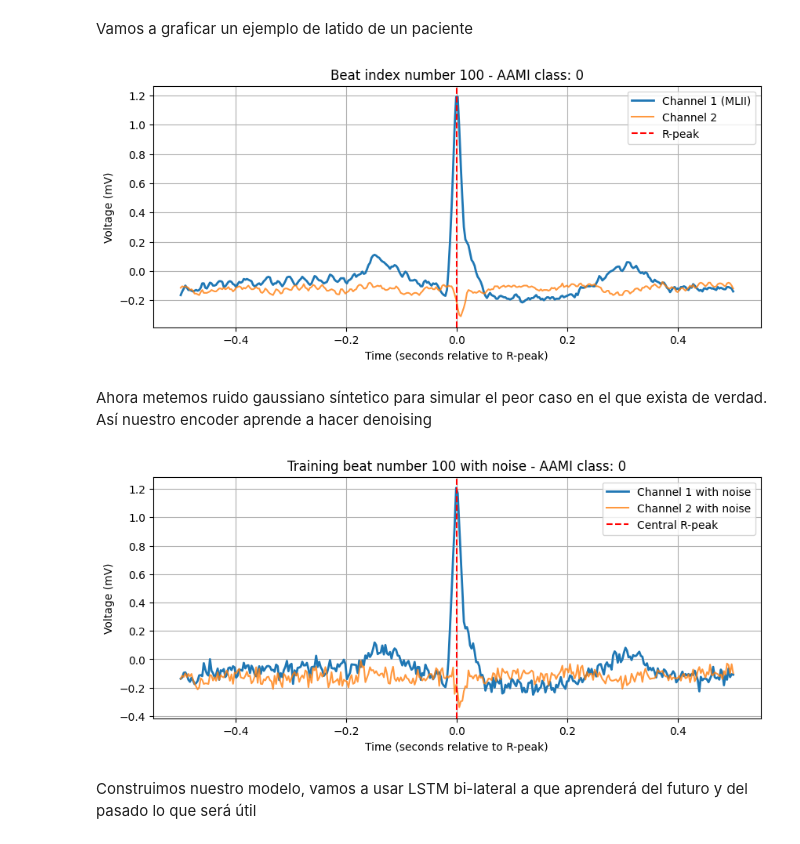
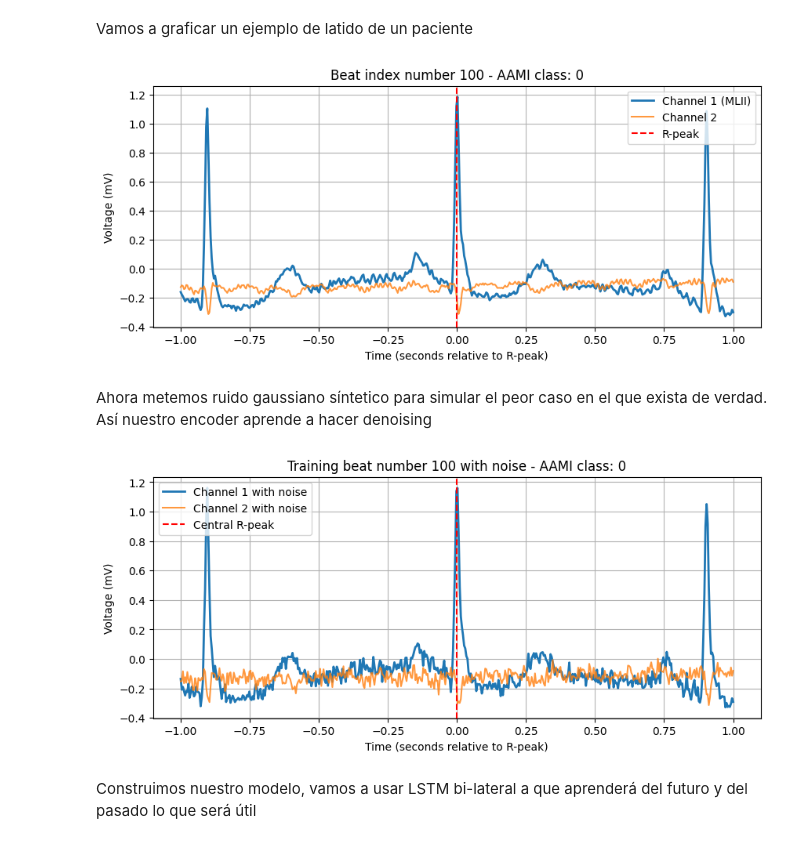
Before and after one commit to israelsegado/ecg-lstm-pipeline, a Jupyter notebook: notebooks/auto_encoder_final.ipynb, the cells around one changed output. Drawn from its saved outputs; the diff is of its cells as text; code cells hidden in the pictures.

```diff
--- a/notebooks/auto_encoder_final.ipynb
+++ b/notebooks/auto_encoder_final.ipynb
@@ -8,23 +29,25 @@ Vamos a graficar un ejemplo de latido de un paciente
 # %%
 beat_index = 100
 beats_extraction = X_train[beat_index]
 beats_label = y_train[beat_index]
 
-time = np.linspace(-0.5, 0.5, 360)
+muestras = beats_extraction.shape[0]
+
+time = np.linspace(-1.0, 1.0, muestras)
 
 plt.figure(figsize=(10, 4))
 plt.plot(time, beats_extraction[:, 0], label='Channel 1 (MLII)', color='#1f77b4', linewidth=2)
 plt.plot(time, beats_extraction[:, 1], label='Channel 2', color='#ff7f0e', alpha=0.8)
 plt.axvline(x=0, color='red', linestyle='--', label='R-peak')
 
 plt.title(f'Beat index number {beat_index} - AAMI class: {beats_label}')
 plt.xlabel('Time (seconds relative to R-peak)')
 plt.ylabel('Voltage (mV)')
 plt.legend()
 plt.grid(True)
 plt.show()
 # %% [output]
-[figure, old version]
+[figure, new version]
 # %% [markdown]
 Ahora metemos ruido gaussiano síntetico para simular el peor caso en el que exista de verdad. Así nuestro encoder aprende a hacer denoising
 # %%
@@ -44,7 +67,7 @@ plt.legend()
 plt.grid(True)
 plt.show()
 # %% [output]
-[figure, old version]
+[figure, new version]
 # %% [markdown]
 Construimos nuestro modelo, vamos a usar LSTM bi-lateral a que aprenderá del futuro y del pasado lo que será útil
 # %%
```
Also changed, not shown: parts of 4 cells of this notebook, 1 other file.
